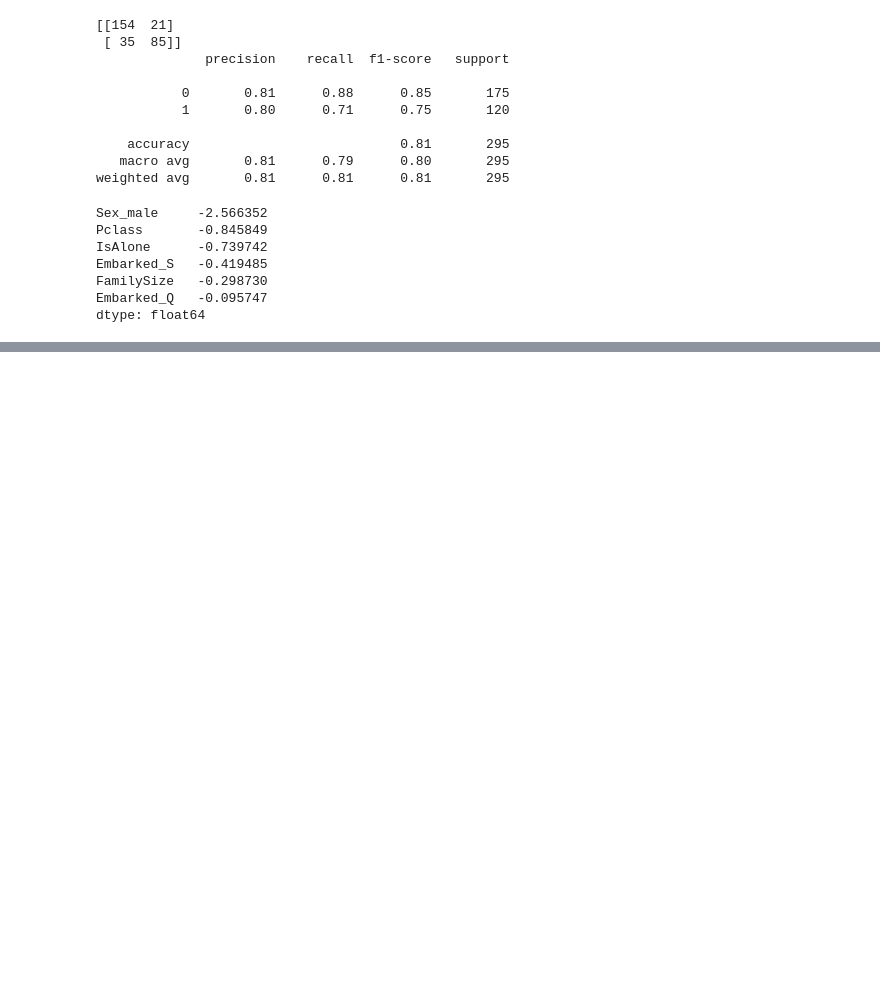
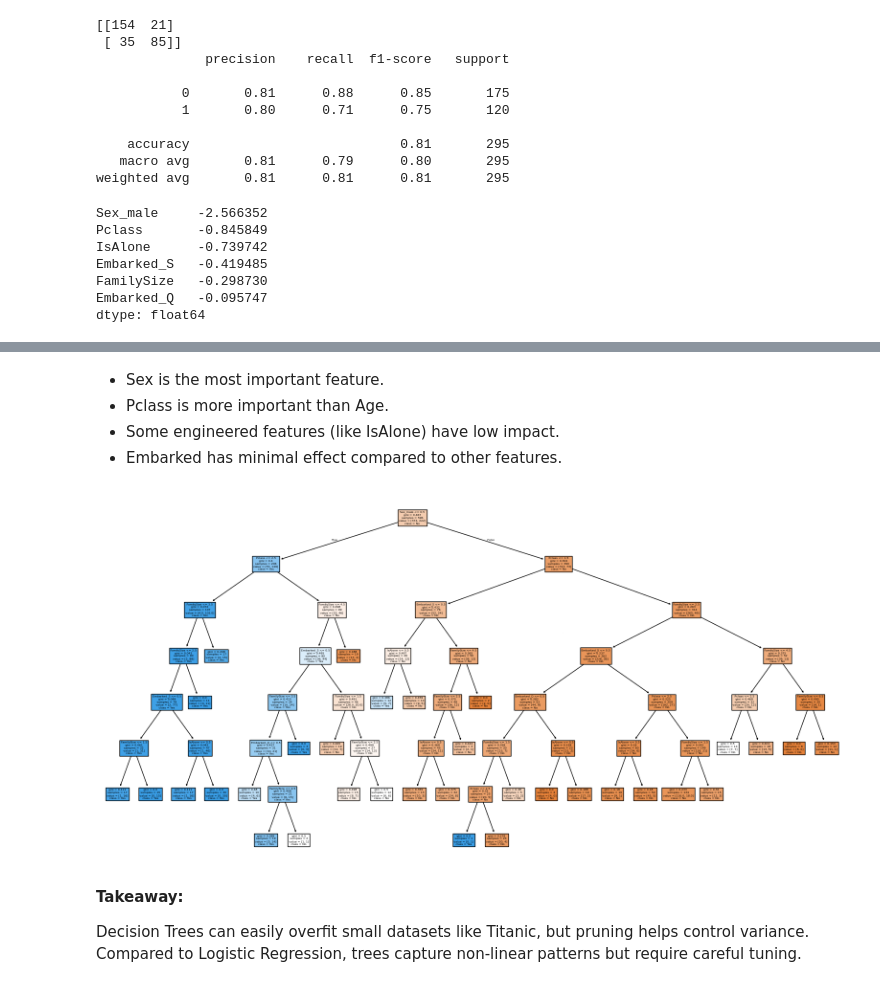
Before and after one commit to Vermadeepakd1/machine-learning-projects, a Jupyter notebook: classification/titanic/titanic.ipynb, the cells around one changed output, grey strips where cells are left out. Saved outputs shown, nothing was run; the diff lists cells and outputs as text; code cells hidden in the pictures; blank space fills up the shorter version.

Commit message:
used decision tree also for classification on the titanic dataset

```diff
--- a/classification/titanic/titanic.ipynb
+++ b/classification/titanic/titanic.ipynb
@@ -409,0 +414,3 @@ dtype: float64
+# %%
+dt = DecisionTreeClassifier(random_state=42)
+dt.fit(X_train,y_train)
@@ -409,0 +457,9 @@ dtype: float64
+# %%
+for max_d in [2,3,5,10]:
+    for min_ss in [2,10,20]:
+        dt = DecisionTreeClassifier(random_state=42, max_depth=max_d, min_samples_split=min_ss)
+        dt.fit(X_train,y_train)
+        print("max_depth ",max_d)
+        print("min_sample_split ",min_ss)
+        print(dt.score(X_train, y_train))
+        print(dt.score(X_test, y_test))
@@ -409,0 +529,16 @@ dtype: float64
+# %% [markdown]
+- Sex is the most important feature.
+- Pclass is more important than Age.
+- Some engineered features (like IsAlone) have low impact.
+- Embarked has minimal effect compared to other features.
+# %%
+from sklearn.tree import plot_tree
+plt.figure(figsize=(20,10))
+plot_tree(dt, feature_names=X.columns, class_names=['No','Yes'], filled=True)
+plt.show()
+# %% [output]
+[figure, added]
+# %% [markdown]
+**Takeaway:**
+
+Decision Trees can easily overfit small datasets like Titanic, but pruning helps control variance. Compared to Logistic Regression, trees capture non-linear patterns but require careful tuning.
```
Also changed, not shown: parts of 20 cells of this notebook, 2 other files.
